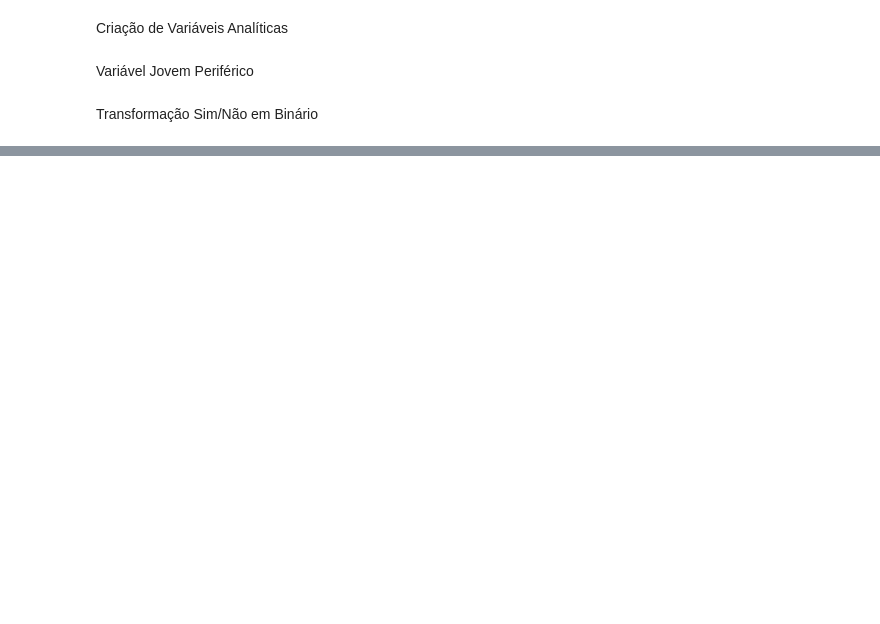
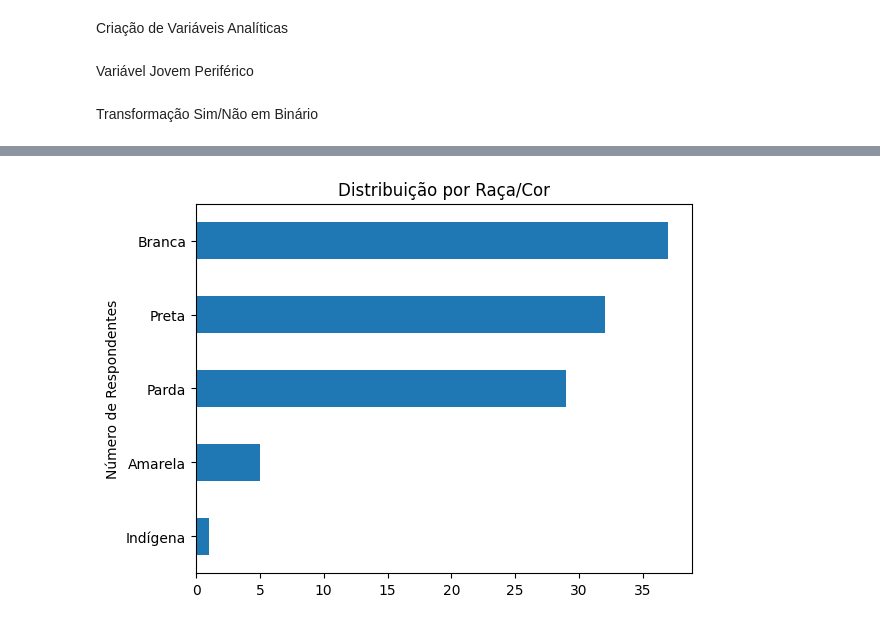
Before and after one commit to MArcoAEAandrade/ic-inclusao-financeira, a Jupyter notebook: 02_cruzamentos_.ipynb, the cells around one changed output, grey strips where cells are left out. Drawn from its saved outputs; the diff is of its cells as text; code cells hidden in the pictures; blank space fills up the shorter version.

```diff
--- a/02_cruzamentos_.ipynb
+++ b/02_cruzamentos_.ipynb
@@ -372,0 +453,8 @@ for col in colunas_binarias:
+# %%
+plt.figure()
+df_formulario['raca'].value_counts().sort_values(ascending=True).plot(kind='barh')
+plt.title('Distribuição por Raça/Cor')
+plt.ylabel('Número de Respondentes')
+plt.show()
+# %% [output]
+[figure, added]
```
Also changed, not shown: parts of 36 cells of this notebook.
